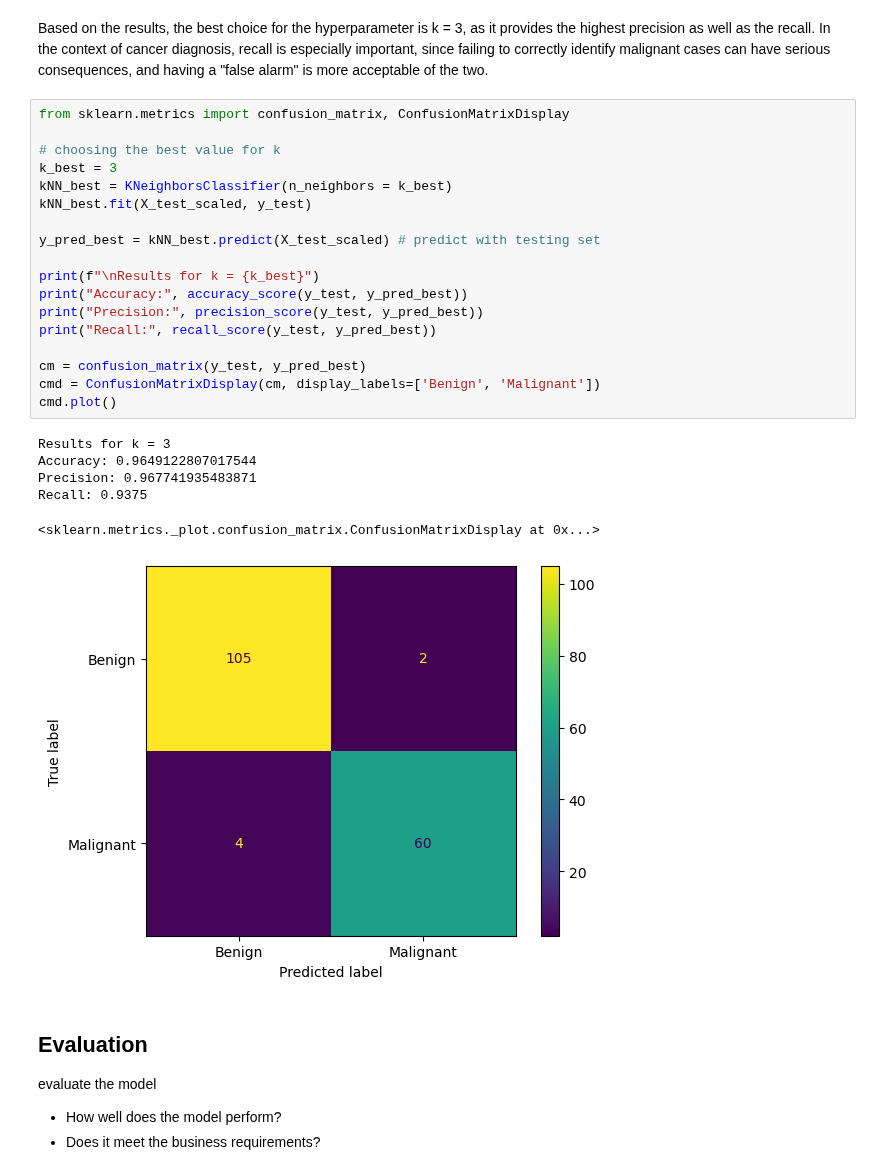
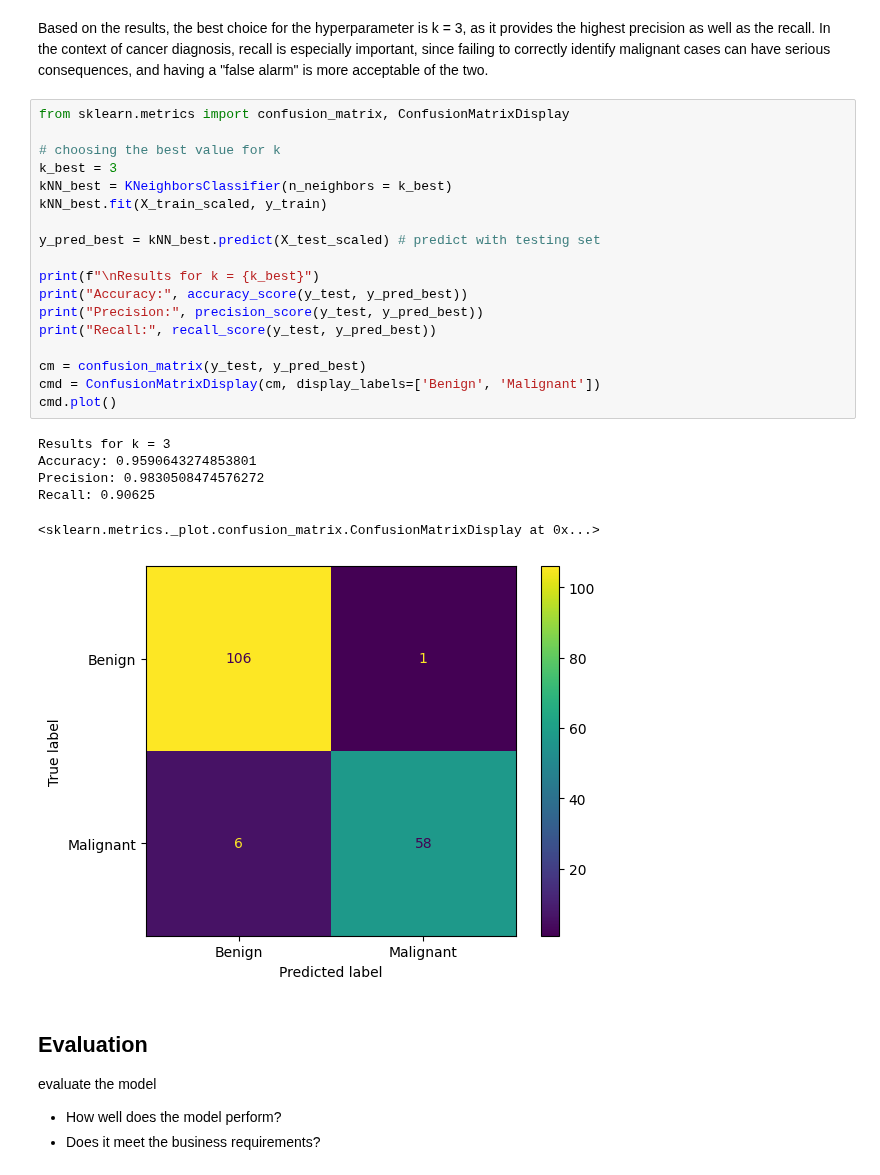
Before and after one commit to Itz-Ezu/DKKO_group6, a Jupyter notebook: knn_classifier/classifierHW.ipynb, the cells around one changed output. Cells and saved outputs as stored; diff of their text form.

```diff
--- a/knn_classifier/classifierHW.ipynb
+++ b/knn_classifier/classifierHW.ipynb
@@ -185,30 +181,30 @@ results_df
 # %% [markdown]
 Based on the results, the best choice for the hyperparameter is k = 3, as it provides the highest precision as well as the recall. In the context of cancer diagnosis, recall is especially important, since failing to correctly identify malignant cases can have serious consequences, and having a "false alarm" is more acceptable of the two.
-# %%
-from sklearn.metrics import confusion_matrix, ConfusionMatrixDisplay
-
-# choosing the best value for k
-k_best = 3
-kNN_best = KNeighborsClassifier(n_neighbors = k_best)
-kNN_best.fit(X_test_scaled, y_test)
-
-y_pred_best = kNN_best.predict(X_test_scaled) # predict with testing set
-
-print(f"\nResults for k = {k_best}")
-print("Accuracy:", accuracy_score(y_test, y_pred_best))
-print("Precision:", precision_score(y_test, y_pred_best))
-print("Recall:", recall_score(y_test, y_pred_best))
-
-cm = confusion_matrix(y_test, y_pred_best)
-cmd = ConfusionMatrixDisplay(cm, display_labels=['Benign', 'Malignant'])
-cmd.plot()
-# %% [output]
-Results for k = 3
-Accuracy: 0.9649122807017544
-Precision: 0.967741935483871
-Recall: 0.9375
-<sklearn.metrics._plot.confusion_matrix.ConfusionMatrixDisplay at 0x...>
-[figure, removed]
+# %%
+from sklearn.metrics import confusion_matrix, ConfusionMatrixDisplay
+
+# choosing the best value for k
+k_best = 3
+kNN_best = KNeighborsClassifier(n_neighbors = k_best)
+kNN_best.fit(X_train_scaled, y_train)
+
+y_pred_best = kNN_best.predict(X_test_scaled) # predict with testing set
+
+print(f"\nResults for k = {k_best}")
+print("Accuracy:", accuracy_score(y_test, y_pred_best))
+print("Precision:", precision_score(y_test, y_pred_best))
+print("Recall:", recall_score(y_test, y_pred_best))
+
+cm = confusion_matrix(y_test, y_pred_best)
+cmd = ConfusionMatrixDisplay(cm, display_labels=['Benign', 'Malignant'])
+cmd.plot()
+# %% [output]
+Results for k = 3
+Accuracy: 0.9590643274853801
+Precision: 0.9830508474576272
+Recall: 0.90625
+<sklearn.metrics._plot.confusion_matrix.ConfusionMatrixDisplay at 0x...>
+[figure, added]
 # %% [markdown]
 ## Evaluation
 
```
Also changed, not shown: parts of 12 cells of this notebook.
